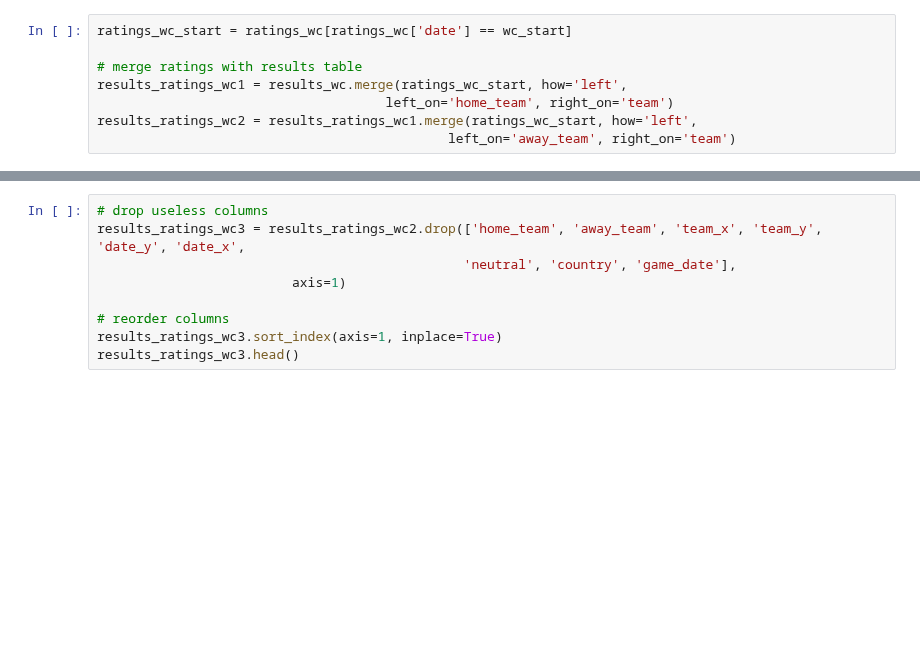
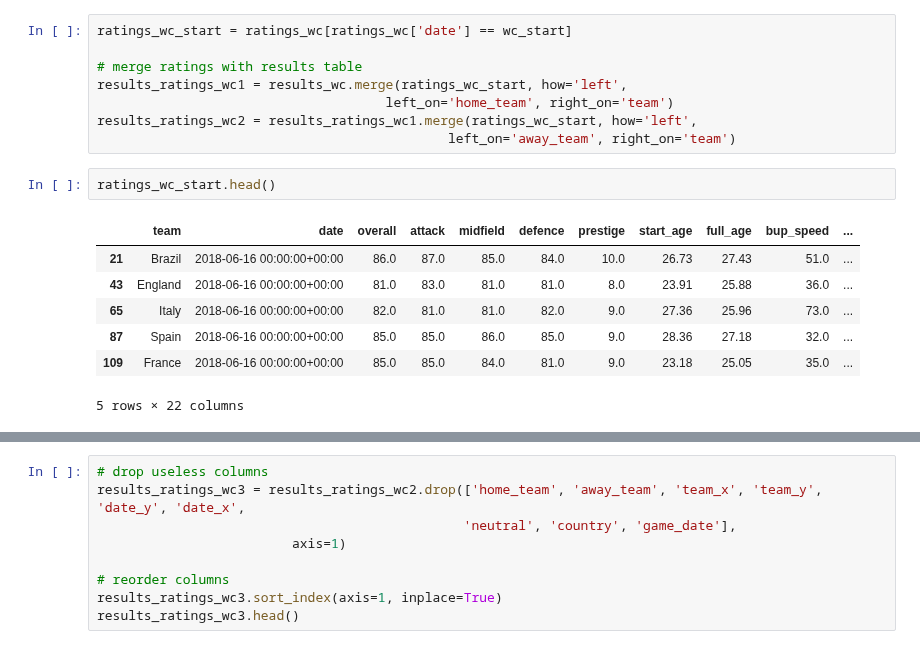
Before and after one commit to AC209aWC2018/World-Cup-2018, a Jupyter notebook: sofifa/sofifa-train-test.ipynb, the cells around one changed output, grey strips where cells are left out. Saved outputs shown, nothing was run; the diff lists cells and outputs as text; blank space fills up the shorter version.

```diff
--- a/sofifa/sofifa-train-test.ipynb
+++ b/sofifa/sofifa-train-test.ipynb
@@ -484,3 +492,13 @@ results_ratings_wc1 = results_wc.merge(ratings_wc_start, how='left',
                                      left_on='home_team', right_on='team')
 results_ratings_wc2 = results_ratings_wc1.merge(ratings_wc_start, how='left',
                                              left_on='away_team', right_on='team')
+# %%
+ratings_wc_start.head()
+# %% [output]
+|  | team | date | overall | attack | midfield | defence | prestige | start_age | full_age | bup_speed | ... |
+| 21 | Brazil | 2018-06-16 00:00:00+00:00 | 86.0 | 87.0 | 85.0 | 84.0 | 10.0 | 26.73 | 27.43 | 51.0 | ... |
+| 43 | England | 2018-06-16 00:00:00+00:00 | 81.0 | 83.0 | 81.0 | 81.0 | 8.0 | 23.91 | 25.88 | 36.0 | ... |
+| 65 | Italy | 2018-06-16 00:00:00+00:00 | 82.0 | 81.0 | 81.0 | 82.0 | 9.0 | 27.36 | 25.96 | 73.0 | ... |
+| 87 | Spain | 2018-06-16 00:00:00+00:00 | 85.0 | 85.0 | 86.0 | 85.0 | 9.0 | 28.36 | 27.18 | 32.0 | ... |
+| 109 | France | 2018-06-16 00:00:00+00:00 | 85.0 | 85.0 | 84.0 | 81.0 | 9.0 | 23.18 | 25.05 | 35.0 | ... |
+5 rows × 22 columns
```
Also changed, not shown: parts of 5 cells of this notebook, 3 other files.
